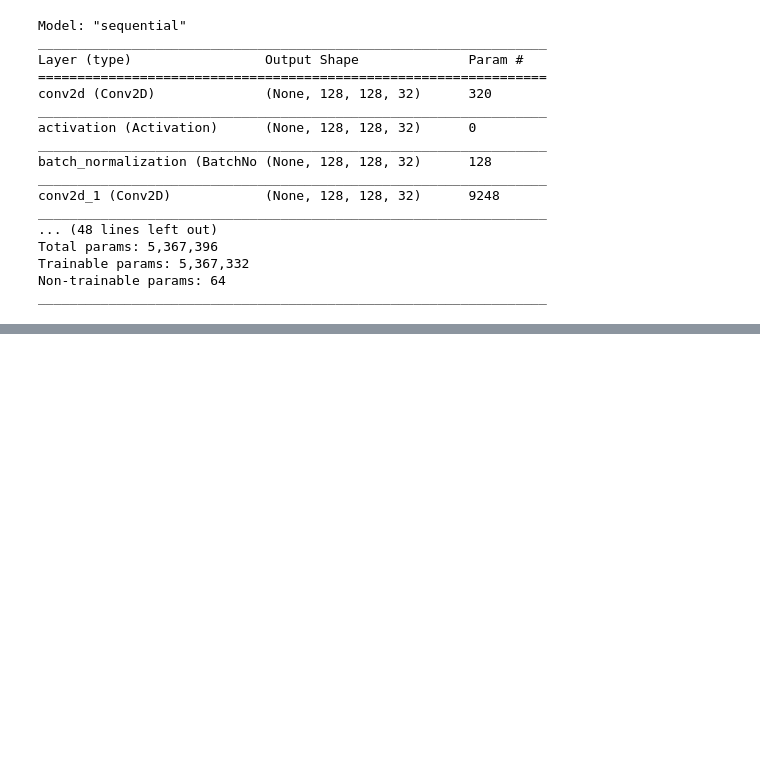
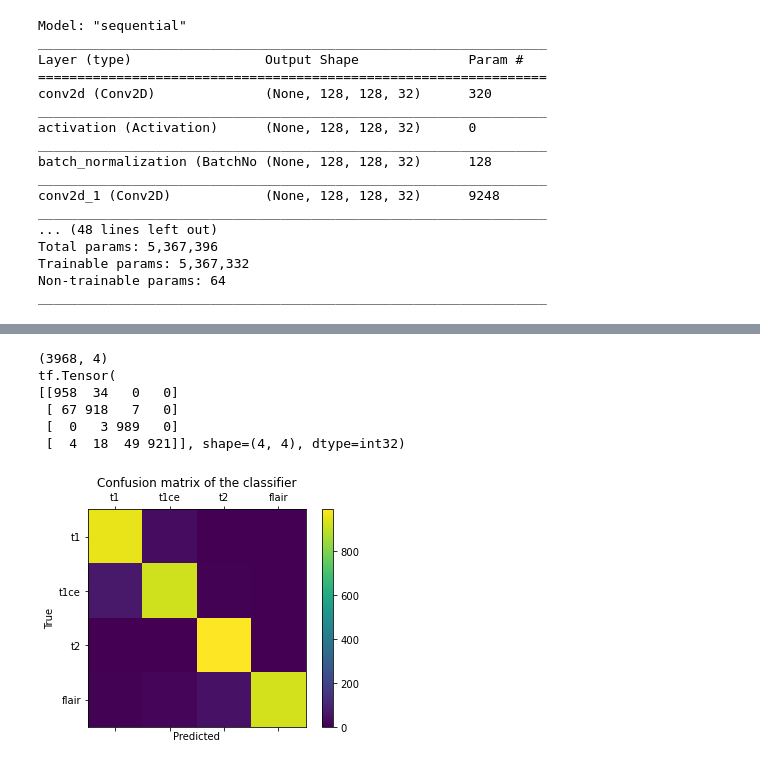
Before and after one commit to klashenriksson/CNNwAMIA, a Jupyter notebook: assignment_1.ipynb, the cells around one changed output, grey strips where cells are left out. Saved outputs shown, nothing was run; the diff lists cells and outputs as text; code cells hidden in the pictures; blank space fills up the shorter version.

```diff
--- a/assignment_1.ipynb
+++ b/assignment_1.ipynb
@@ -485,3 +494,29 @@ print(final_results)
+# %%
+# Produce Confusion Matrix on the validation set
+predictions = model.predict(full_inputs)
+print(predictions.shape)
+conf_mat = tf.math.confusion_matrix(full_labels.argmax(axis=1), predictions.argmax(axis=1))
+
+print(conf_mat)
+
+fig = plt.figure()
+ax = fig.add_subplot(111)
+cax = ax.matshow(conf_mat)
+plt.title('Confusion matrix of the classifier')
+fig.colorbar(cax)
+ax.set_xticklabels([''] + array_labels)
+ax.set_yticklabels([''] + array_labels)
+plt.xlabel('Predicted')
+plt.ylabel('True')
+plt.show()
+# %% [output]
+(3968, 4)
+tf.Tensor(
+[[958  34   0   0]
+ [ 67 918   7   0]
+ [  0   3 989   0]
+ [  4  18  49 921]], shape=(4, 4), dtype=int32)
+[figure, added]
 # %%
 full_inputs, full_labels = get_full_dataset(gen_test)
 test_results = model.evaluate(full_inputs,full_labels)
```
Also changed, not shown: parts of 8 cells of this notebook.
